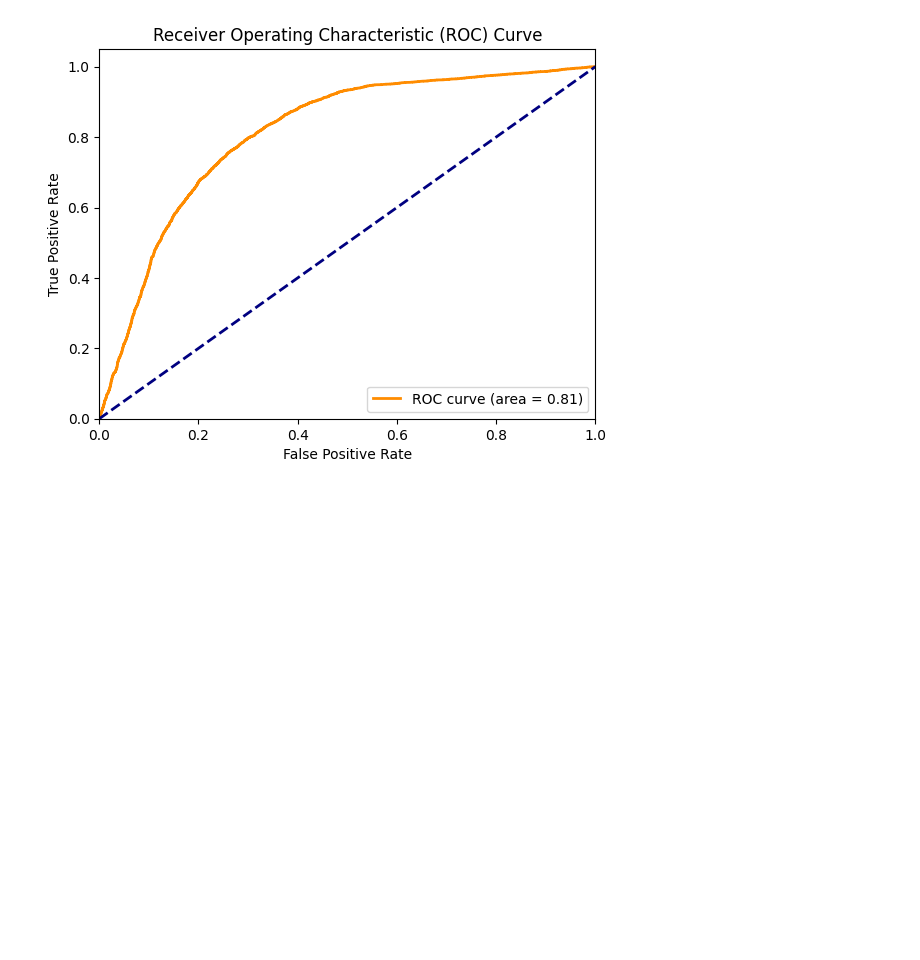
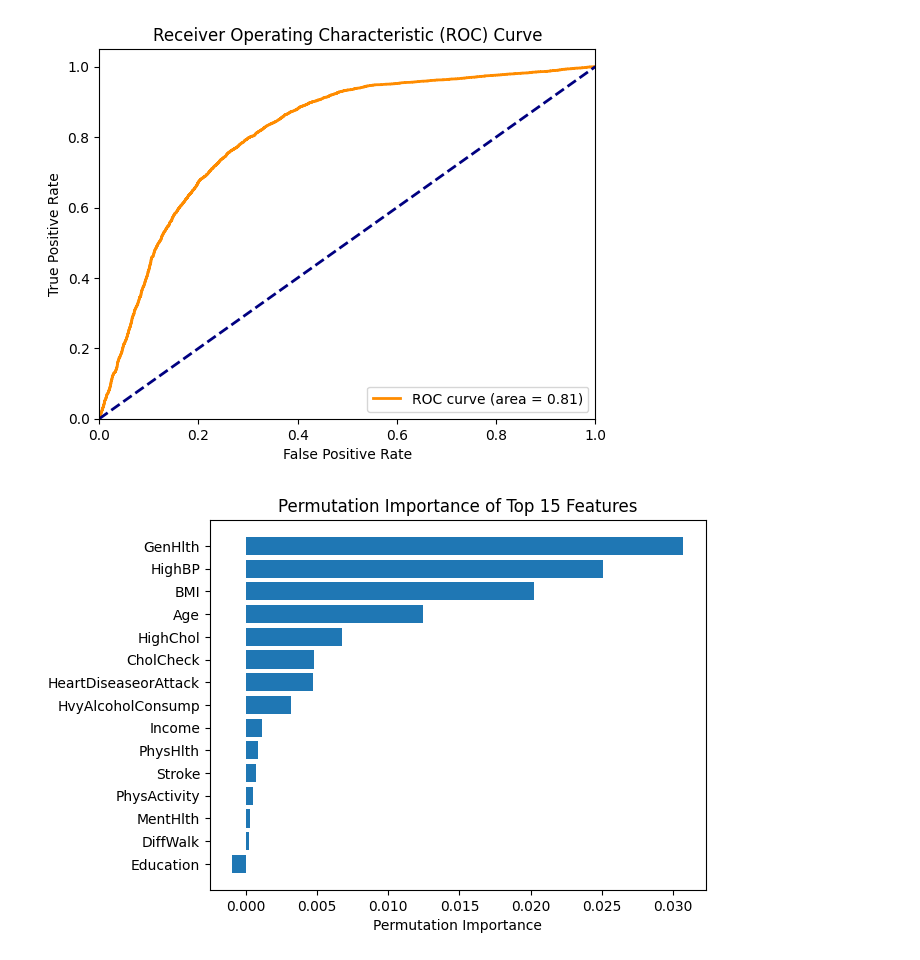
Before and after one commit to PatVraj/Classifying-Diabetes, a Jupyter notebook: Code/SVM.ipynb, the cells around one changed output. Drawn from its saved outputs; the diff is of its cells as text; code cells hidden in the pictures; blank space fills up the shorter version.

Commit message:
SVM and Neural Network models

```diff
--- a/Code/SVM.ipynb
+++ b/Code/SVM.ipynb
@@ -309,3 +278,18 @@ Accuracy: 0.745880189546644
 [figure]
 [figure]
 [figure]
+# %%
+from sklearn.inspection import permutation_importance
+
+perm_importance = permutation_importance(model, x_test, y_test)
+
+# Sort features by mean importance
+sorted_idx = perm_importance.importances_mean.argsort()
+
+# Plot permutation importance
+plt.barh(top_features[sorted_idx], perm_importance.importances_mean[sorted_idx])
+plt.xlabel("Permutation Importance")
+plt.title("Permutation Importance of Top 15 Features")
+plt.show()
+# %% [output]
+[figure, added]
```
Also changed, not shown: parts of 7 cells of this notebook, 1 other file.
